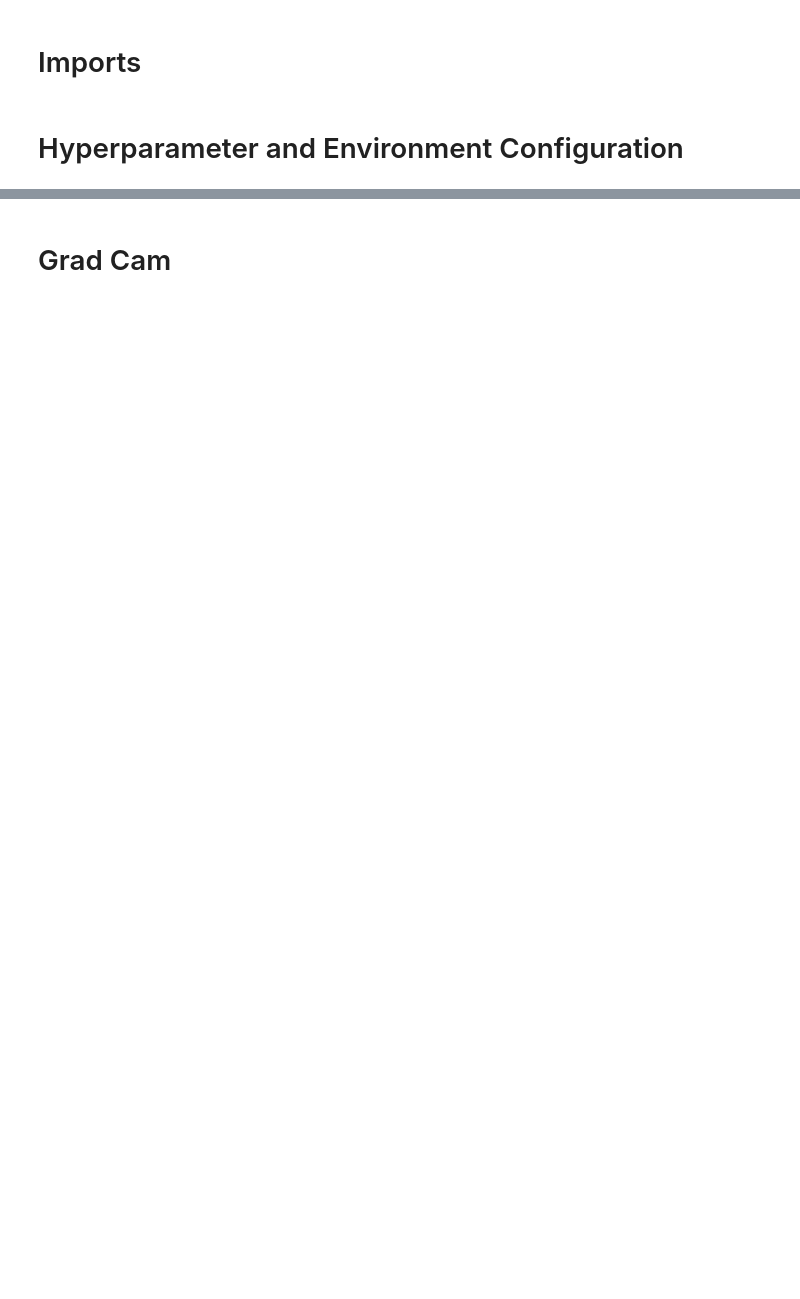
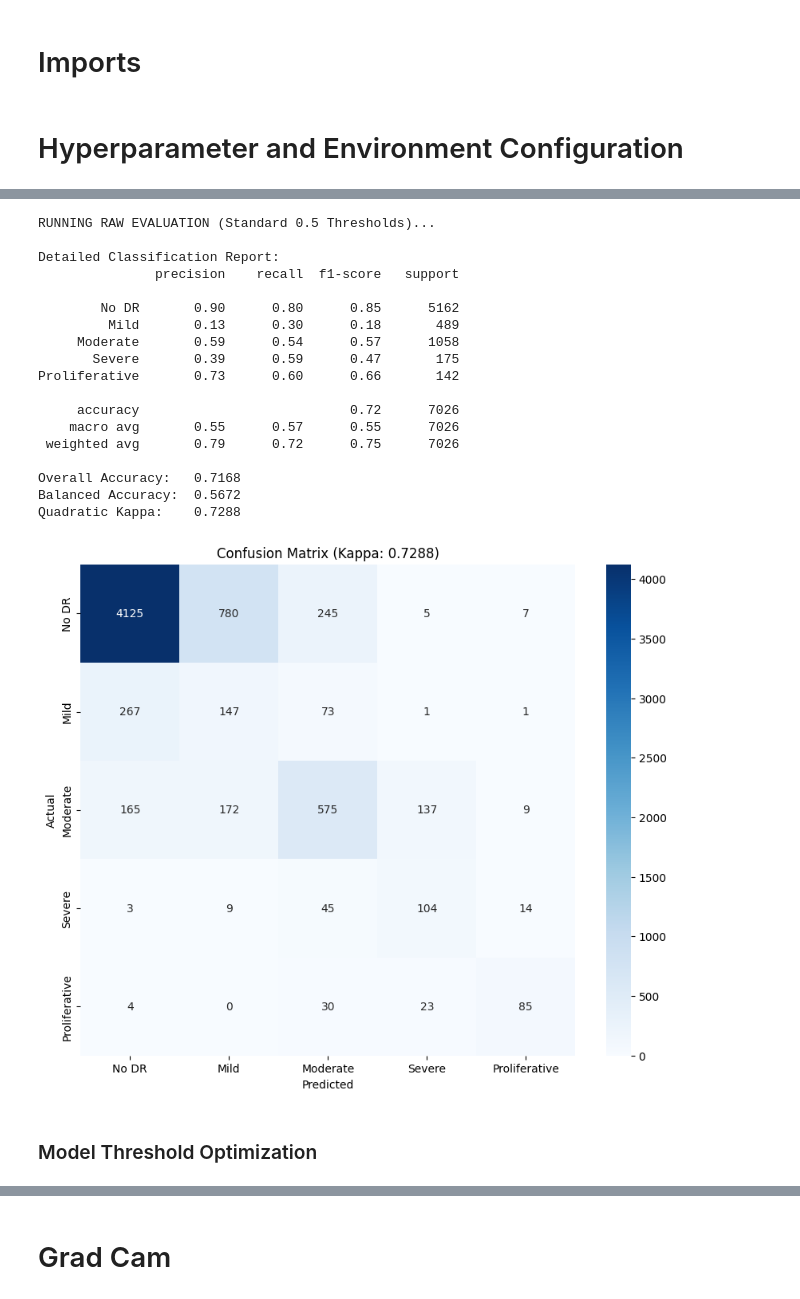
Before and after one commit to Bivid-npr/DR_project, a Jupyter notebook: dr-640-efficient.ipynb, the cells around one changed output, grey strips where cells are left out. Drawn from its saved outputs; the diff is of its cells as text; code cells hidden in the pictures; blank space fills up the shorter version.

```diff
--- a/dr-640-efficient.ipynb
+++ b/dr-640-efficient.ipynb
@@ -214,30 +370,0 @@ Current LR: 6.58e-05
-# %%
-def final_evaluation(model, val_loader, device):
-    model.load_state_dict(torch.load("best_efficientnetv2_rw_s.pth"))
-    model.eval()
-
-    all_preds, all_labs = [], []
-
-    with torch.no_grad():
-        for images, labels in tqdm(val_loader, desc="Final Evaluation"):
-            with torch.amp.autocast('cuda'):
-                outputs = model(images.to(device))
-            all_preds.extend(torch.argmax(outputs, 1).cpu().numpy())
-            all_labs.extend(labels.numpy())
-
-    # 1. Classification Report (Precision, Recall, F1)
-    classes = ["No DR", "Mild", "Moderate", "Severe", "Proliferative"]
-    report = classification_report(all_labs, all_preds, target_names=classes)
-    print("\nDetailed Classification Report:\n", report)
-
-    # 2. Confusion Matrix Heatmap
-    cm = confusion_matrix(all_labs, all_preds)
-    plt.figure(figsize=(10, 8))
-    sns.heatmap(cm, annot=True, fmt='d', cmap='Blues', xticklabels=classes, yticklabels=classes)
-    plt.title('Final Confusion Matrix (Weighted Kappa Focus)')
-    plt.xlabel('Predicted')
-    plt.ylabel('Actual')
-    plt.savefig("final_confusion_matrix.png")
-    plt.show()
-
-final_evaluation(model, val_loader, DEVICE)
@@ -288,0 +460,24 @@ plot_training_results(history)
+# %%
+final_evaluation(model, val_loader, DEVICE, thresholds=None)
+# %% [output]
+RUNNING RAW EVALUATION (Standard 0.5 Thresholds)...
+
+Detailed Classification Report:
+               precision    recall  f1-score   support
+
+        No DR       0.90      0.80      0.85      5162
+         Mild       0.13      0.30      0.18       489
+     Moderate       0.59      0.54      0.57      1058
+       Severe       0.39      0.59      0.47       175
+Proliferative       0.73      0.60      0.66       142
+
+     accuracy                           0.72      7026
+    macro avg       0.55      0.57      0.55      7026
+ weighted avg       0.79      0.72      0.75      7026
+
+Overall Accuracy:   0.7168
+Balanced Accuracy:  0.5672
+Quadratic Kappa:    0.7288
+[figure, added]
+# %% [markdown]
+### Model Threshold Optimization
```
Also changed, not shown: parts of 31 cells of this notebook, 3 other files.
